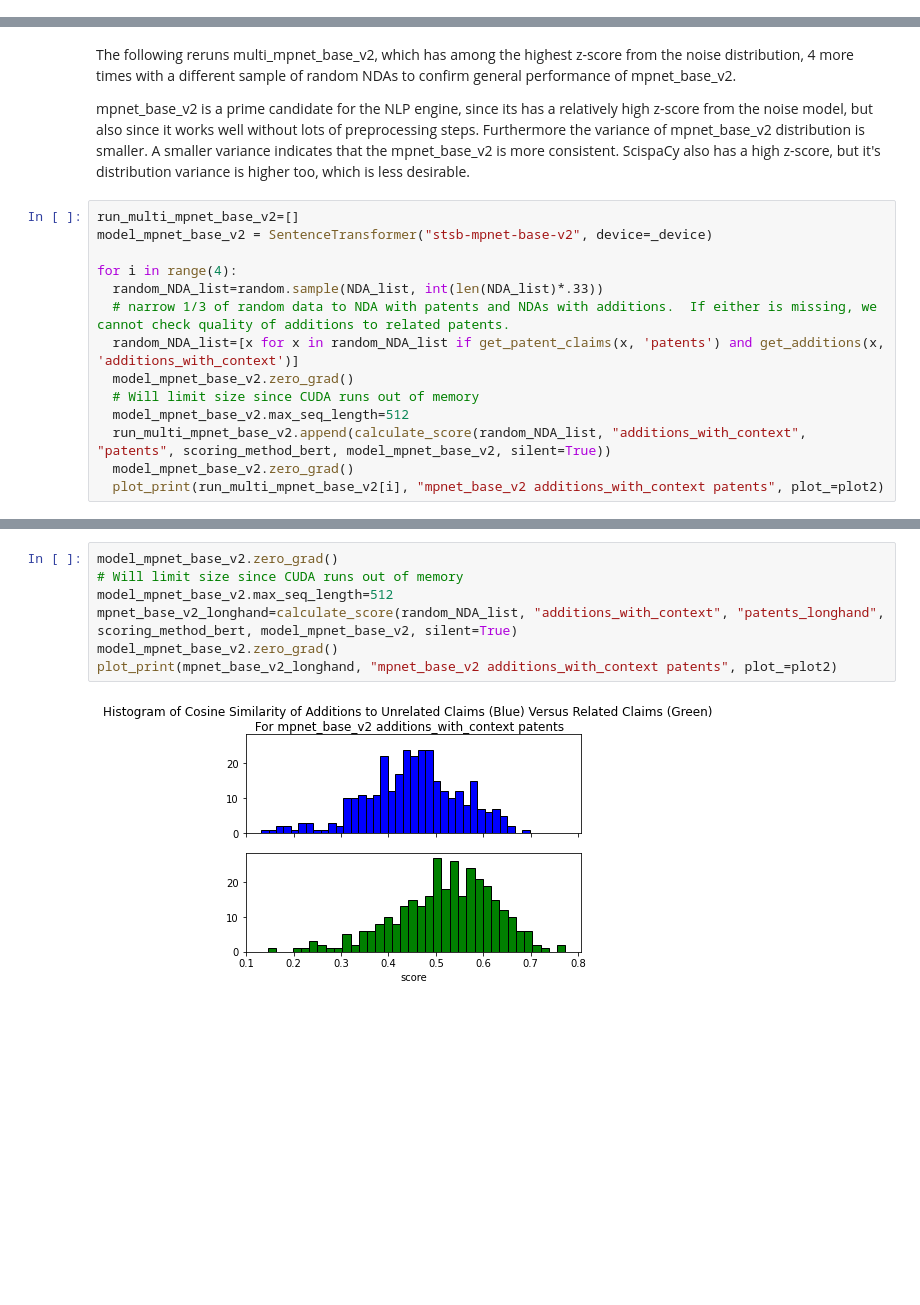
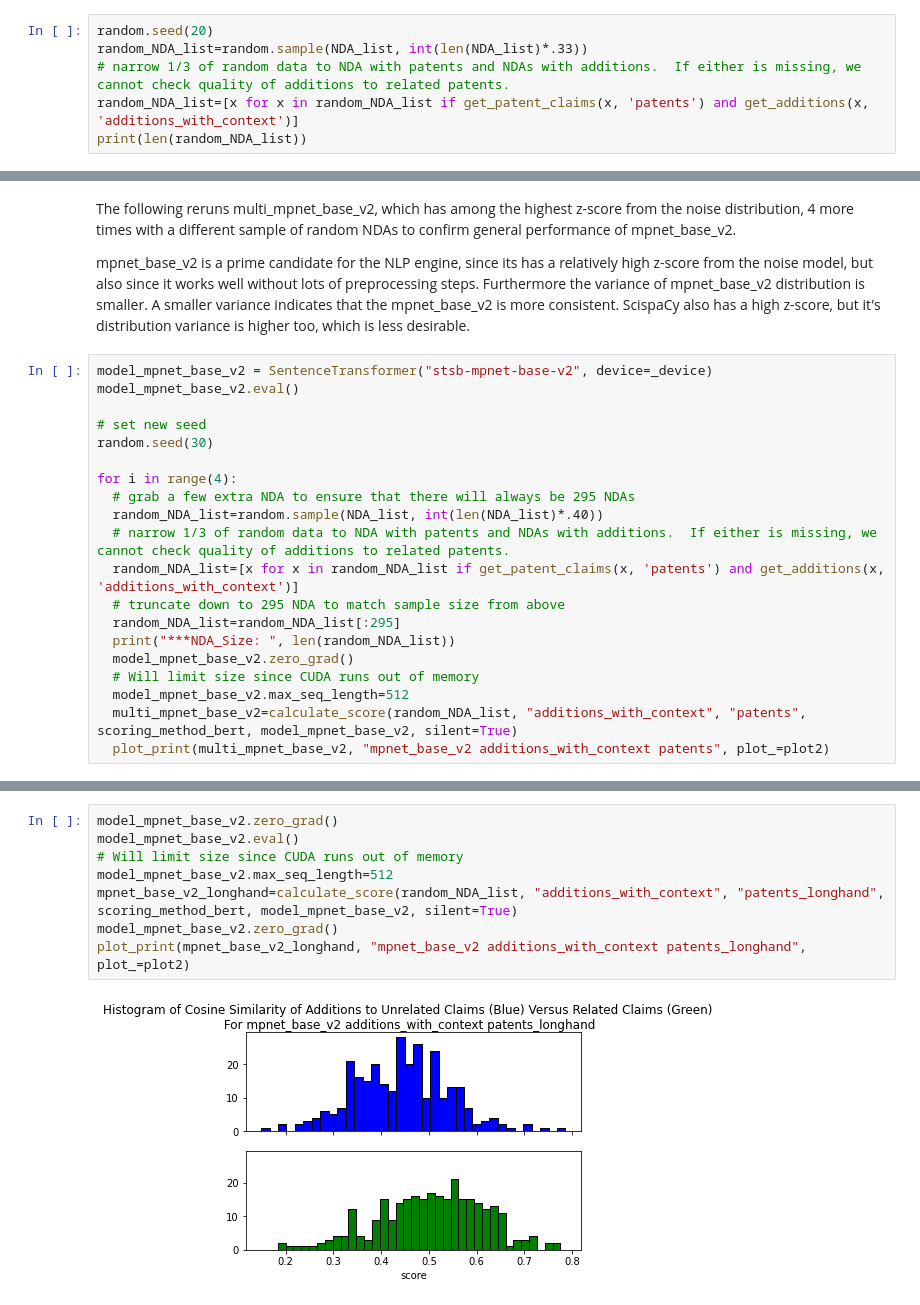
Before and after one commit to pharmaDB/scoring_data_processor, a Jupyter notebook: analysis/Noise_to_Related_Claims_Histogram_DrugLabelsandPatent.ipynb, the cells around one changed output, grey strips where cells are left out. Cells and saved outputs as stored; diff of their text form; blank space fills up the shorter version.

```diff
--- a/analysis/Noise_to_Related_Claims_Histogram_DrugLabelsandPatent.ipynb
+++ b/analysis/Noise_to_Related_Claims_Histogram_DrugLabelsandPatent.ipynb
@@ -508,0 +497,6 @@ p(-z): 0.8067738552879775
+# %%
+random.seed(20)
+random_NDA_list=random.sample(NDA_list, int(len(NDA_list)*.33))
+# narrow 1/3 of random data to NDA with patents and NDAs with additions.  If either is missing, we cannot check quality of additions to related patents.
+random_NDA_list=[x for x in random_NDA_list if get_patent_claims(x, 'patents') and get_additions(x, 'additions_with_context')]
+print(len(random_NDA_list))
@@ -769,17 +751,23 @@ The following reruns multi_mpnet_base_v2, which has among the highest z-score fr
 
 mpnet_base_v2 is a prime candidate for the NLP engine, since its has a relatively high z-score from the noise model, but also since it works well without lots of preprocessing steps.  Furthermore the variance of mpnet_base_v2 distribution is smaller.  A smaller variance indicates that the mpnet_base_v2 is more consistent.  ScispaCy also has a high z-score, but it's distribution variance is higher too, which is less desirable.
 # %%
-run_multi_mpnet_base_v2=[]
 model_mpnet_base_v2 = SentenceTransformer("stsb-mpnet-base-v2", device=_device)
+model_mpnet_base_v2.eval()
+
+# set new seed
+random.seed(30)
 
 for i in range(4):
-  random_NDA_list=random.sample(NDA_list, int(len(NDA_list)*.33))
+  # grab a few extra NDA to ensure that there will always be 295 NDAs
+  random_NDA_list=random.sample(NDA_list, int(len(NDA_list)*.40))
   # narrow 1/3 of random data to NDA with patents and NDAs with additions.  If either is missing, we cannot check quality of additions to related patents.
   random_NDA_list=[x for x in random_NDA_list if get_patent_claims(x, 'patents') and get_additions(x, 'additions_with_context')]
+  # truncate down to 295 NDA to match sample size from above
+  random_NDA_list=random_NDA_list[:295]
+  print("***NDA_Size: ", len(random_NDA_list))
   model_mpnet_base_v2.zero_grad()
   # Will limit size since CUDA runs out of memory
   model_mpnet_base_v2.max_seq_length=512
-  run_multi_mpnet_base_v2.append(calculate_score(random_NDA_list, "additions_with_context", "patents", scoring_method_bert, model_mpnet_base_v2, silent=True))
-  model_mpnet_base_v2.zero_grad()
-  plot_print(run_multi_mpnet_base_v2[i], "mpnet_base_v2 additions_with_context patents", plot_=plot2)
+  multi_mpnet_base_v2=calculate_score(random_NDA_list, "additions_with_context", "patents", scoring_method_bert, model_mpnet_base_v2, silent=True)
+  plot_print(multi_mpnet_base_v2, "mpnet_base_v2 additions_with_context patents", plot_=plot2)
 # %% [output]
@@ -814,9 +806,10 @@ p(-z): 0.7884256940828424
 # %%
 model_mpnet_base_v2.zero_grad()
+model_mpnet_base_v2.eval()
 # Will limit size since CUDA runs out of memory
 model_mpnet_base_v2.max_seq_length=512
 mpnet_base_v2_longhand=calculate_score(random_NDA_list, "additions_with_context", "patents_longhand", scoring_method_bert, model_mpnet_base_v2, silent=True)
 model_mpnet_base_v2.zero_grad()
-plot_print(mpnet_base_v2_longhand, "mpnet_base_v2 additions_with_context patents", plot_=plot2)
+plot_print(mpnet_base_v2_longhand, "mpnet_base_v2 additions_with_context patents_longhand", plot_=plot2)
 # %% [output]
-[figure, old version]
+[figure, new version]
```
Also changed, not shown: parts of 30 cells of this notebook, 2 other files.
